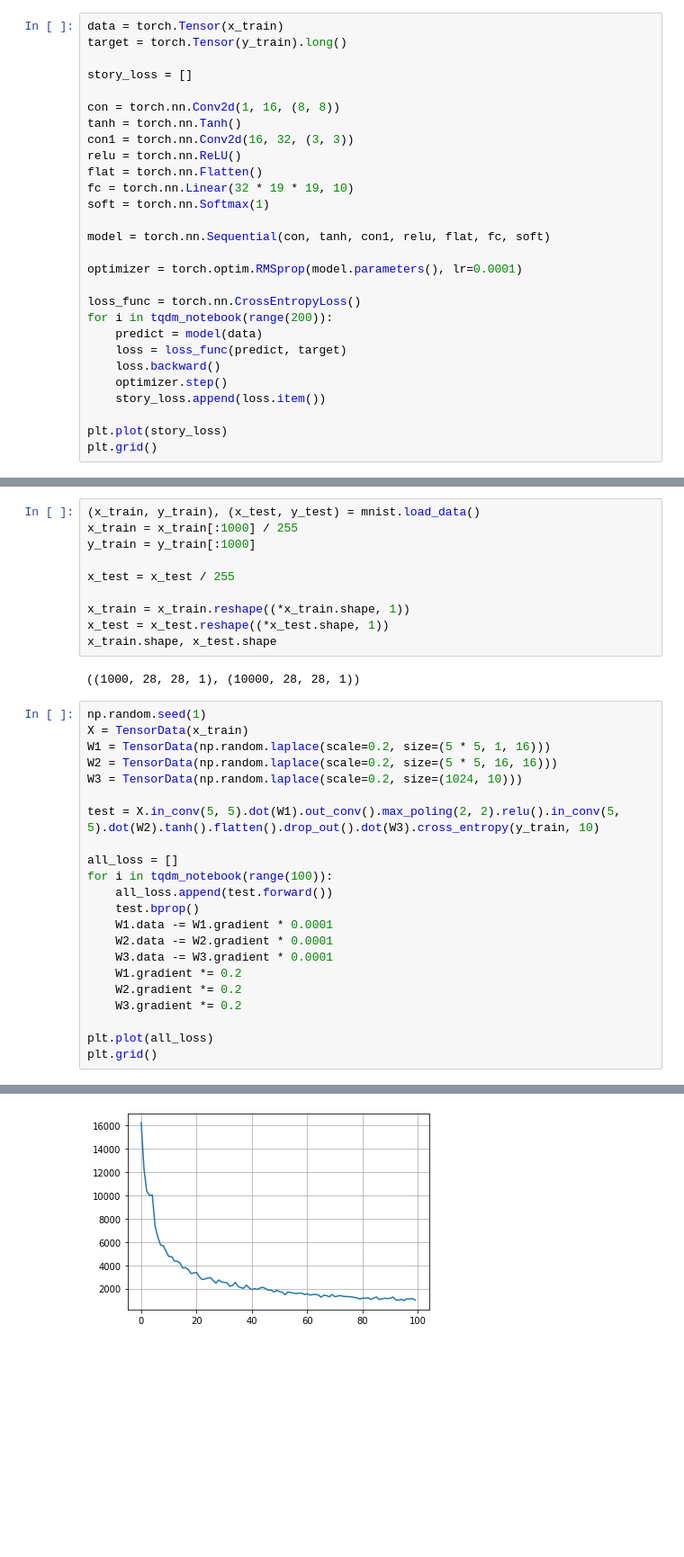
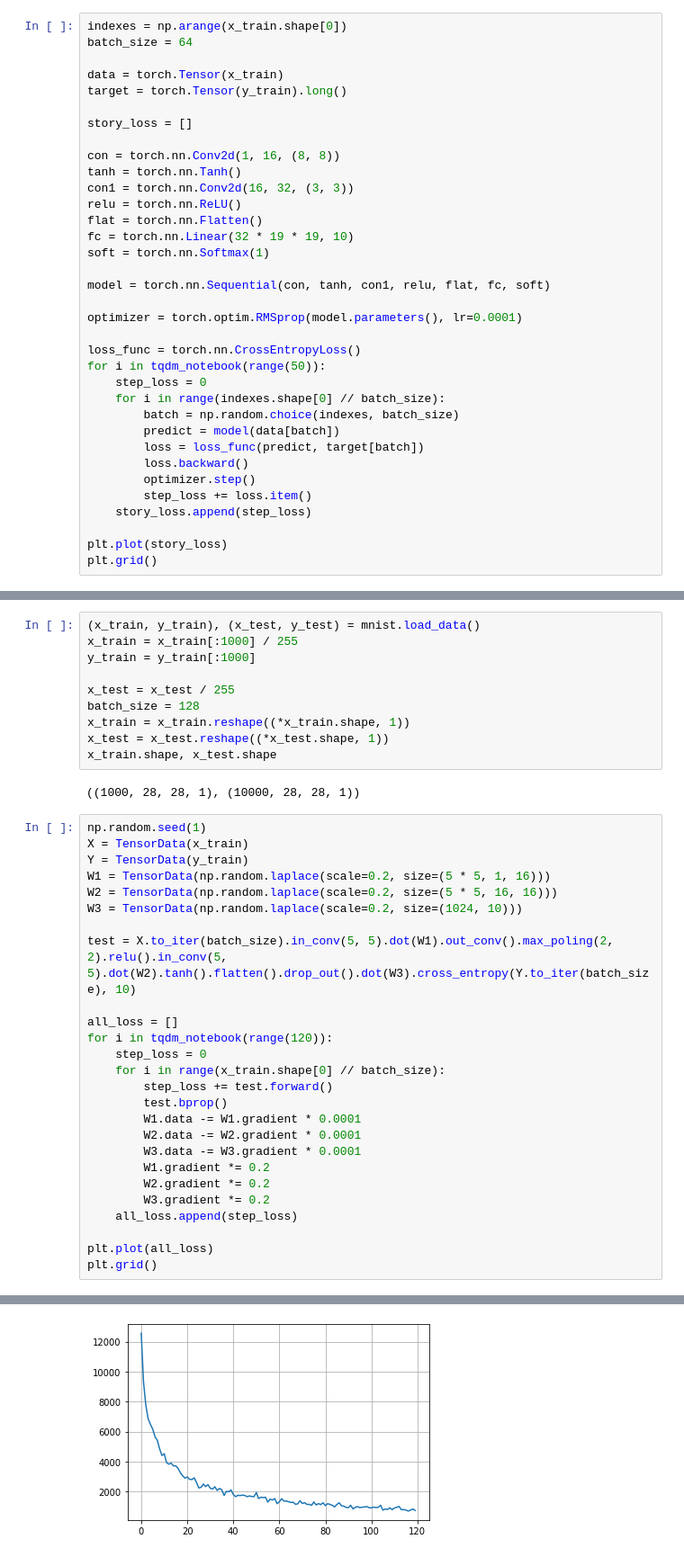
Before and after one commit to Bogdankozlovskiy/auto_grad, a Jupyter notebook: conv.ipynb, the cells around one changed output, grey strips where cells are left out. Shown at 90% size. Saved outputs shown, nothing was run; the diff lists cells and outputs as text; blank space fills up the shorter version.

Commit message:
fixed tensorflow conv and add miibatch

```diff
--- a/conv.ipynb
+++ b/conv.ipynb
@@ -84,6 +100,9 @@ y_train = y_train[:1000]
 x_train = x_train.reshape((-1, 1, 28, 28))
 x_test = x_test.reshape((-1, 1, 28, 28))
 # %%
+indexes = np.arange(x_train.shape[0])
+batch_size = 64
+
 data = torch.Tensor(x_train)
 target = torch.Tensor(y_train).long()
 
@@ -102,12 +121,16 @@ model = torch.nn.Sequential(con, tanh, con1, relu, flat, fc, soft)
 optimizer = torch.optim.RMSprop(model.parameters(), lr=0.0001)
 
 loss_func = torch.nn.CrossEntropyLoss()
-for i in tqdm_notebook(range(200)):
-    predict = model(data)
-    loss = loss_func(predict, target)
-    loss.backward()
-    optimizer.step()
-    story_loss.append(loss.item())
+for i in tqdm_notebook(range(50)):
+    step_loss = 0
+    for i in range(indexes.shape[0] // batch_size):
+        batch = np.random.choice(indexes, batch_size)
+        predict = model(data[batch])
+        loss = loss_func(predict, target[batch])
+        loss.backward()
+        optimizer.step()
+        step_loss += loss.item()
+    story_loss.append(step_loss)
 
 plt.plot(story_loss)
 plt.grid()
@@ -129,7 +152,7 @@ x_train = x_train[:1000] / 255
 y_train = y_train[:1000]
 
 x_test = x_test / 255
-
+batch_size = 128
 x_train = x_train.reshape((*x_train.shape, 1))
 x_test = x_test.reshape((*x_test.shape, 1))
 x_train.shape, x_test.shape
@@ -138,28 +161,32 @@ x_train.shape, x_test.shape
 # %%
 np.random.seed(1)
 X = TensorData(x_train)
+Y = TensorData(y_train)
 W1 = TensorData(np.random.laplace(scale=0.2, size=(5 * 5, 1, 16)))
 W2 = TensorData(np.random.laplace(scale=0.2, size=(5 * 5, 16, 16)))
 W3 = TensorData(np.random.laplace(scale=0.2, size=(1024, 10)))
 
-test = X.in_conv(5, 5).dot(W1).out_conv().max_poling(2, 2).relu().in_conv(5, 5).dot(W2).tanh().flatten().drop_out().dot(W3).cross_entropy(y_train, 10)
+test = X.to_iter(batch_size).in_conv(5, 5).dot(W1).out_conv().max_poling(2, 2).relu().in_conv(5, 5).dot(W2).tanh().flatten().drop_out().dot(W3).cross_entropy(Y.to_iter(batch_size), 10)
 
 all_loss = []
-for i in tqdm_notebook(range(100)):
-    all_loss.append(test.forward())
-    test.bprop()
-    W1.data -= W1.gradient * 0.0001
-    W2.data -= W2.gradient * 0.0001
-    W3.data -= W3.gradient * 0.0001
-    W1.gradient *= 0.2
-    W2.gradient *= 0.2
-    W3.gradient *= 0.2
+for i in tqdm_notebook(range(120)):
+    step_loss = 0
+    for i in range(x_train.shape[0] // batch_size):
+        step_loss += test.forward()
+        test.bprop()
+        W1.data -= W1.gradient * 0.0001
+        W2.data -= W2.gradient * 0.0001
+        W3.data -= W3.gradient * 0.0001
+        W1.gradient *= 0.2
+        W2.gradient *= 0.2
+        W3.gradient *= 0.2
+    all_loss.append(step_loss)
 
 plt.plot(all_loss)
 plt.grid()
 # %% [output]
 [interactive output not drawn]
-[figure, old version]
+[figure, new version]
 # %%
 XX = TensorData(x_test)
 t = XX.in_conv(5, 5).dot(W1).out_conv().max_poling(2, 2).relu().in_conv(5, 5).dot(W2).tanh().flatten().dot(W3)
```
Also changed, not shown: parts of 7 cells of this notebook, 1 other file.
